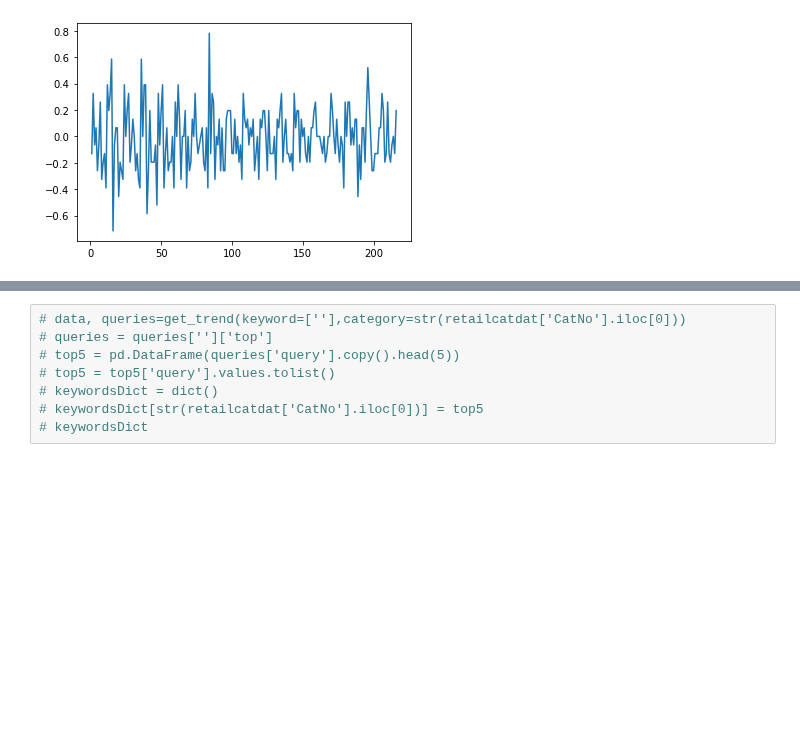
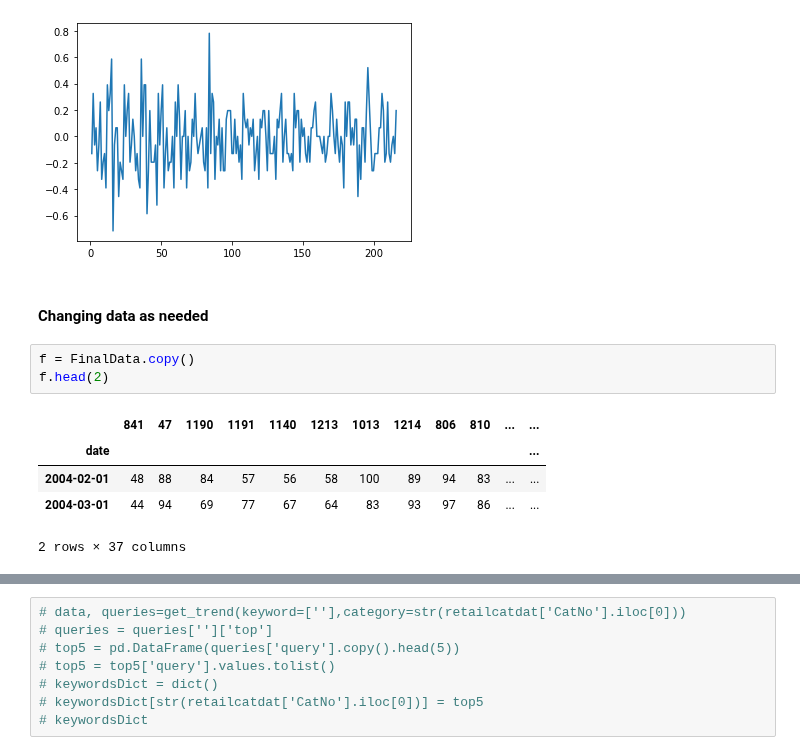
Before and after one commit to ubco-mds-2021-labs/capstone-project-googletrends_capstone, a Jupyter notebook: src/notebooks/retailsales_notebook.ipynb, the cells around one changed output, grey strips where cells are left out. Drawn from its saved outputs; the diff is of its cells as text; blank space fills up the shorter version.

```diff
--- a/src/notebooks/retailsales_notebook.ipynb
+++ b/src/notebooks/retailsales_notebook.ipynb
@@ -325,3 +387,14 @@ plt.plot(scaled_df[1])
 plt.show()
 # %% [output]
 [figure]
+# %% [markdown]
+#### Changing data as needed
+# %%
+f = FinalData.copy()
+f.head(2)
+# %% [output]
+|  | 841 | 47 | 1190 | 1191 | 1140 | 1213 | 1013 | 1214 | 806 | 810 | ... | ... |
+| date |  |  |  |  |  |  |  |  |  |  |  | ... |
+| 2004-02-01 | 48 | 88 | 84 | 57 | 56 | 58 | 100 | 89 | 94 | 83 | ... | ... |
+| 2004-03-01 | 44 | 94 | 69 | 77 | 67 | 64 | 83 | 93 | 97 | 86 | ... | ... |
+2 rows × 37 columns
```
Also changed, not shown: parts of 6 cells of this notebook.
